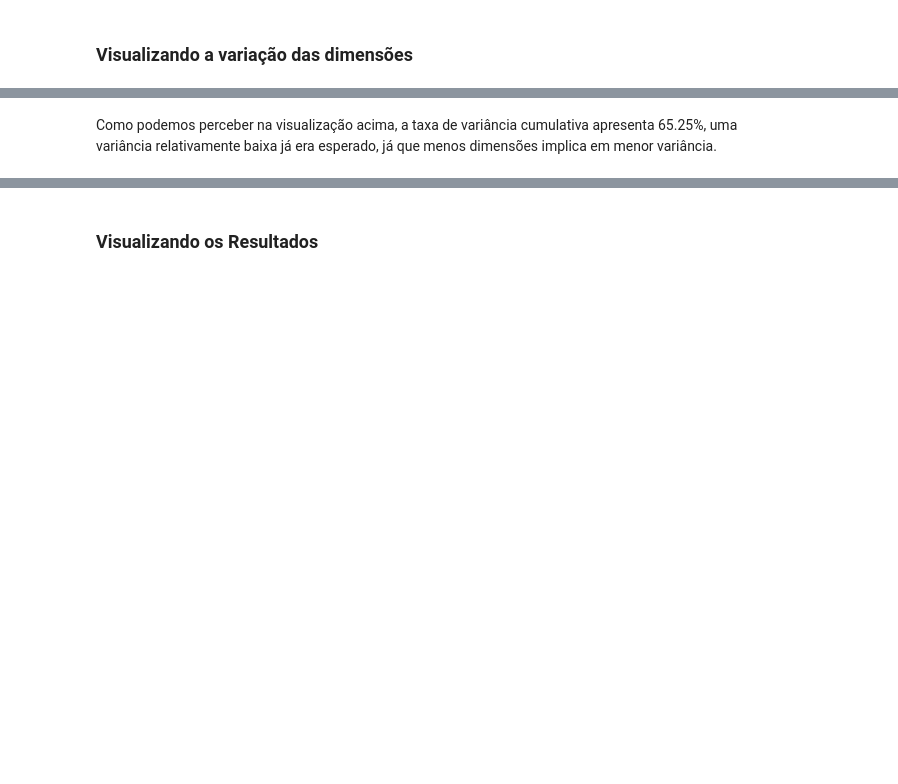
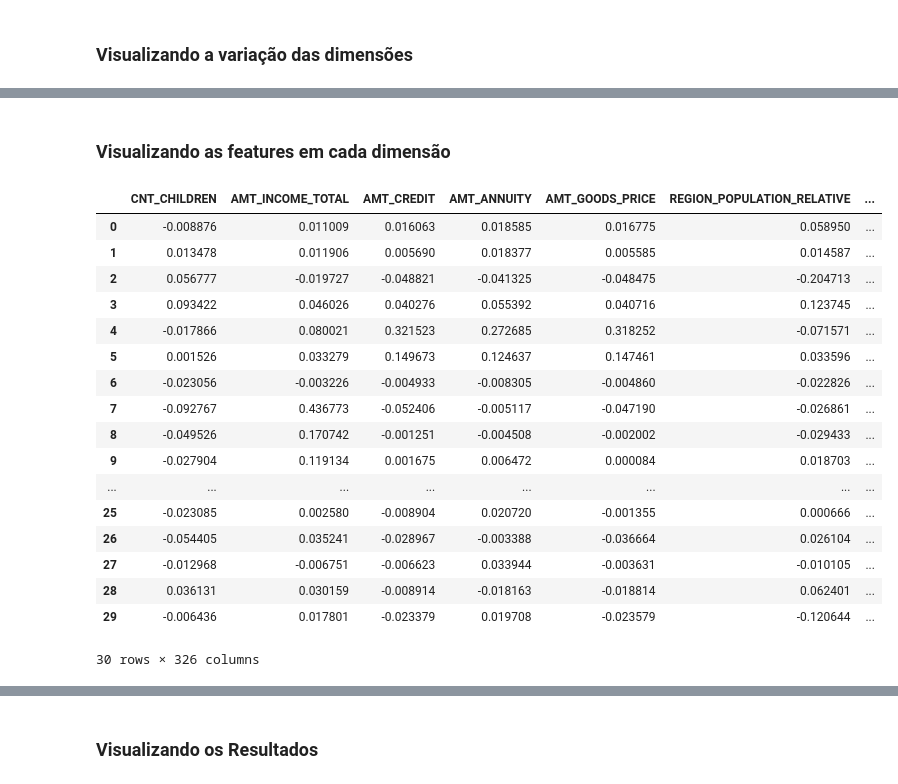
Before and after one commit to vyniciuss/NDG_ml_Home_Credit, a Jupyter notebook: Home_Credit_FE.ipynb, the cells around one changed output, grey strips where cells are left out. Cells and saved outputs as stored; diff of their text form; code cells hidden in the pictures; blank space fills up the shorter version.

```diff
--- a/Home_Credit_FE.ipynb
+++ b/Home_Credit_FE.ipynb
@@ -321,2 +323,24 @@ As dimensões juntas apresentam uma variação de 65.25%.
-# %% [markdown]
-Como podemos perceber na visualização acima, a taxa de variância cumulativa apresenta 65.25%, uma variância relativamente baixa já era esperado, já que menos dimensões implica em menor variância.
+# %% [markdown]
+### Visualizando as features em cada dimensão
+# %%
+dfPCA = pd.DataFrame(pca.components_,columns=x_train.columns)
+dfPCA
+# %% [output]
+|  | CNT_CHILDREN | AMT_INCOME_TOTAL | AMT_CREDIT | AMT_ANNUITY | AMT_GOODS_PRICE | REGION_POPULATION_RELATIVE | ... |
+| 0 | -0.008876 | 0.011009 | 0.016063 | 0.018585 | 0.016775 | 0.058950 | ... |
+| 1 | 0.013478 | 0.011906 | 0.005690 | 0.018377 | 0.005585 | 0.014587 | ... |
+| 2 | 0.056777 | -0.019727 | -0.048821 | -0.041325 | -0.048475 | -0.204713 | ... |
+| 3 | 0.093422 | 0.046026 | 0.040276 | 0.055392 | 0.040716 | 0.123745 | ... |
+| 4 | -0.017866 | 0.080021 | 0.321523 | 0.272685 | 0.318252 | -0.071571 | ... |
+| 5 | 0.001526 | 0.033279 | 0.149673 | 0.124637 | 0.147461 | 0.033596 | ... |
+| 6 | -0.023056 | -0.003226 | -0.004933 | -0.008305 | -0.004860 | -0.022826 | ... |
+| 7 | -0.092767 | 0.436773 | -0.052406 | -0.005117 | -0.047190 | -0.026861 | ... |
+| 8 | -0.049526 | 0.170742 | -0.001251 | -0.004508 | -0.002002 | -0.029433 | ... |
+| 9 | -0.027904 | 0.119134 | 0.001675 | 0.006472 | 0.000084 | 0.018703 | ... |
+| ... | ... | ... | ... | ... | ... | ... | ... |
+| 25 | -0.023085 | 0.002580 | -0.008904 | 0.020720 | -0.001355 | 0.000666 | ... |
+| 26 | -0.054405 | 0.035241 | -0.028967 | -0.003388 | -0.036664 | 0.026104 | ... |
+| 27 | -0.012968 | -0.006751 | -0.006623 | 0.033944 | -0.003631 | -0.010105 | ... |
+| 28 | 0.036131 | 0.030159 | -0.008914 | -0.018163 | -0.018814 | 0.062401 | ... |
+| 29 | -0.006436 | 0.017801 | -0.023379 | 0.019708 | -0.023579 | -0.120644 | ... |
+30 rows × 326 columns
```
Also changed, not shown: parts of 15 cells of this notebook.
